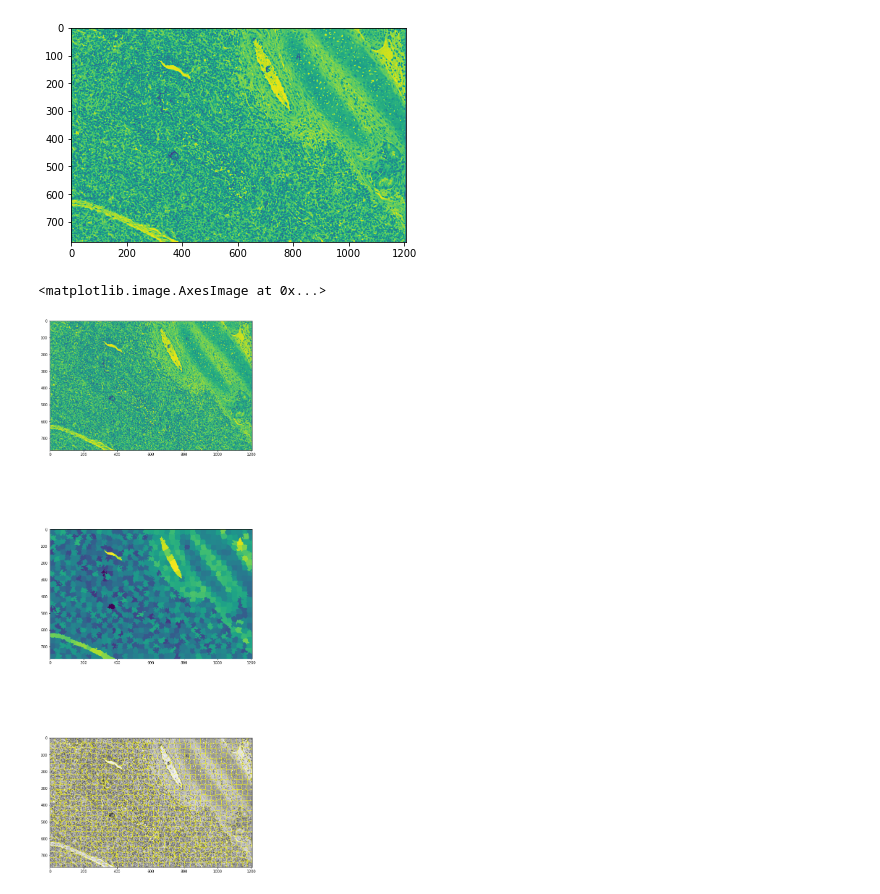
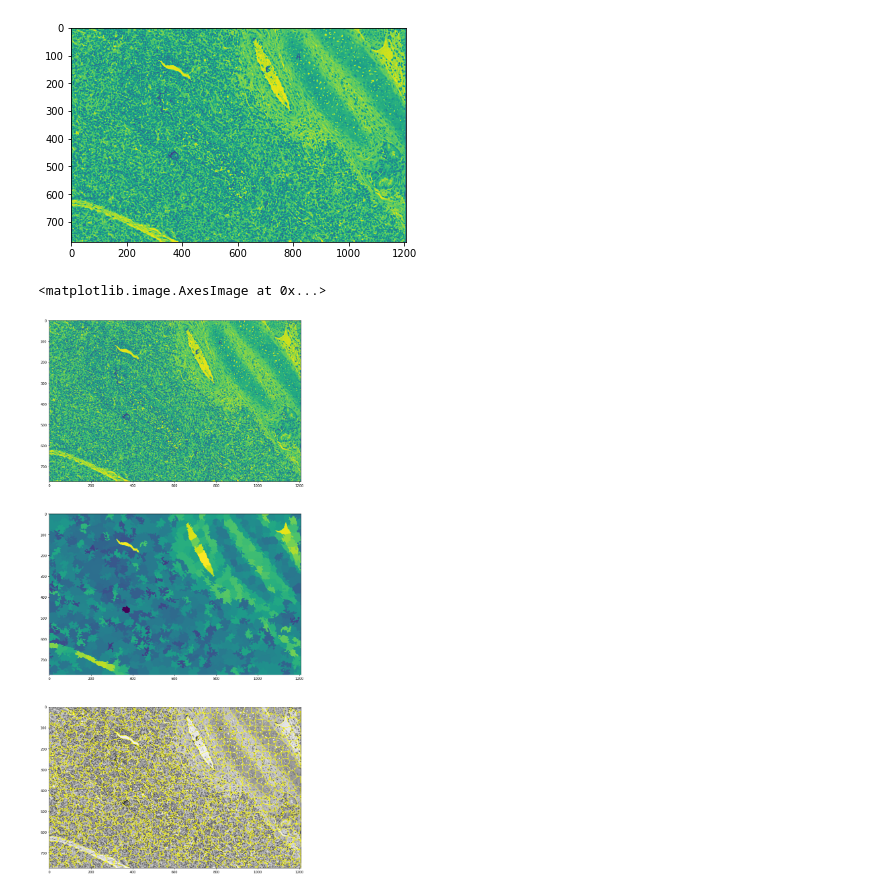
Before and after one commit to sriram98v/histology_segmentation, a Jupyter notebook: Untitled.ipynb, the cells around one changed output. Drawn from its saved outputs; the diff is of its cells as text; code cells hidden in the pictures.

```diff
--- a/Untitled.ipynb
+++ b/Untitled.ipynb
@@ -12,21 +13,25 @@ from npGraph import Graph, visuals
 # %%
-img = img_as_float(cv2.imread("./Images/image.png", 0))/255
+img = cv2.imread("./Images/image.png", 0)
 plt.imshow(img)
 # %% [output]
 <matplotlib.image.AxesImage at 0x...>
 [figure]
 # %%
 # img = img_as_float(astronaut())
-segments = slic(img, n_segments=1000, compactness=0.001, sigma=1, start_label=1)
+segments = slic(img, n_segments=1000, compactness=0.1, sigma=1, start_label=1)
 new_img = np.zeros_like(img)
+mean_pixel_values = dict()
+segment_id = {}
 for i in np.unique(segments):
     x = np.where(segments==i)
     new_color = np.sum([img[i, j] for i,j in zip(x[0], x[1])], axis=0)/len([img[i, j] for i,j in zip(x[0], x[1])])
     new_img[x] = new_color
-fig, axs = plt.subplots(3, figsize=(10,30))
+    mean_pixel_values[i] = new_color
+    segment_id[i] = [i]
+fig, axs = plt.subplots(3, figsize=(90,30))
 axs[0].imshow(img)
 axs[1].imshow(new_img)
-axs[2].imshow(mark_boundaries(img*255, segments))
+axs[2].imshow(mark_boundaries(img, segments))
 # %% [output]
 <matplotlib.image.AxesImage at 0x...>
-[figure, old version]
+[figure, new version]
```
Also changed, not shown: parts of 7 cells of this notebook, 1 other file.
